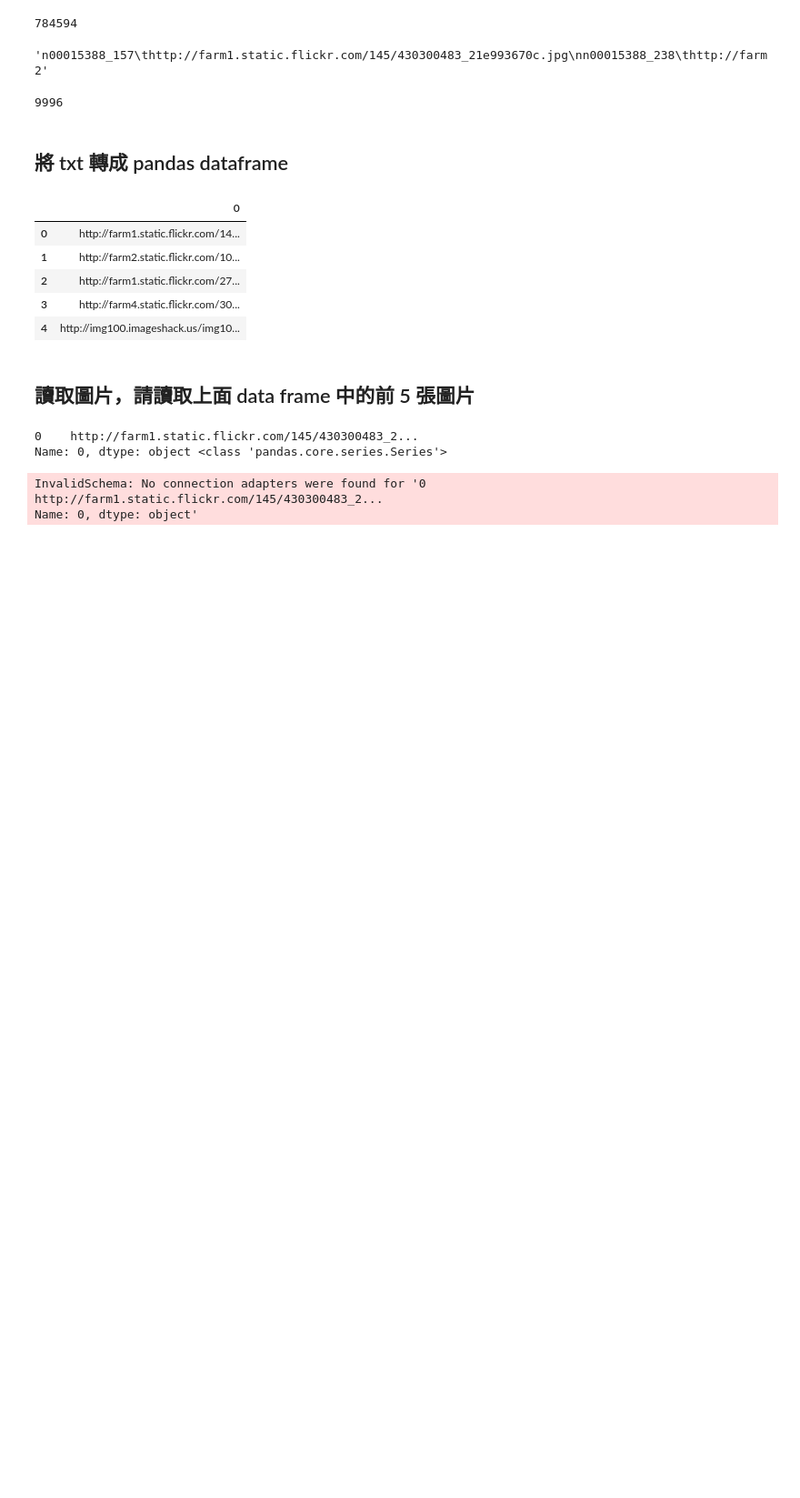
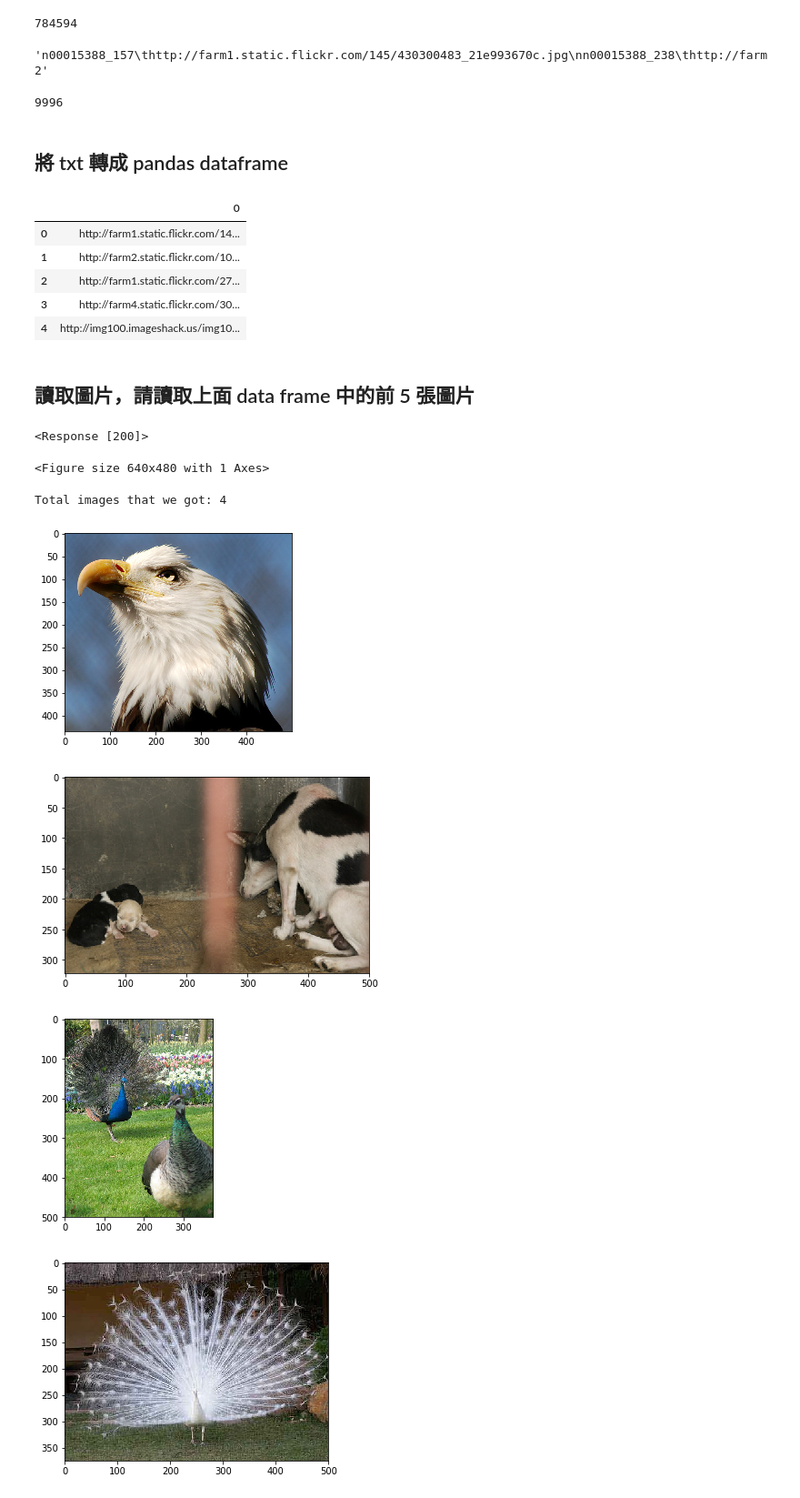
Before and after one commit to mochechan/ai100-3, a Jupyter notebook: day5/Day_005-2_HW.ipynb, the cells around one changed output. Shown at 91% size. Drawn from its saved outputs; the diff is of its cells as text; code cells hidden in the pictures; blank space fills up the shorter version.

```diff
--- a/day5/Day_005-2_HW.ipynb
+++ b/day5/Day_005-2_HW.ipynb
@@ -67,10 +67,10 @@ import numpy as np
 import matplotlib.pyplot as plt
 
 # 請用 df.loc[...] 得到第一筆資料的連結
-first_link = df.loc[0]
-#first_link = first_link.str.decode('utf-8')
-print(first_link,type(first_link))
+first_link = df.loc[0].tolist()[0]
+#print(first_link,type(first_link))
 response = requests.get(first_link)
+print(response)
 img = Image.open(BytesIO(response.content))
 
 # Convert img to numpy array
@@ -78,10 +78,8 @@ img = Image.open(BytesIO(response.content))
 plt.imshow(img)
 plt.show()
 # %% [output]
-0    http://farm1.static.flickr.com/145/430300483_2...
-Name: 0, dtype: object <class 'pandas.core.series.Series'>
+<Response [200]>
-InvalidSchema: No connection adapters were found for '0    http://farm1.static.flickr.com/145/430300483_2...
-Name: 0, dtype: object'
+<Figure size 640x480 with 1 Axes>
 # %%
 def img2arr_fromURLs(url_list, resize = False):
     """
@@ -92,12 +90,25 @@ def img2arr_fromURLs(url_list, resize = False):
     Return
         - list of array
     """
-
+    #urls = url_list.tolist()
+    #print(urls,type(urls))
+    img_list = []
+    for i in url_list:
+        response = requests.get(i)
+        if response.status_code != 200:
+            continue
+        img_list.append(Image.open(BytesIO(response.content)))
     return img_list
 # %%
-result = img2arr_fromURLs(df[0:5][1].values)
+result = img2arr_fromURLs(df[0:5][0].values)
 print("Total images that we got: %i " % len(result)) # 如果不等於 5, 代表有些連結失效囉
 
 for im_get in result:
     plt.imshow(im_get)
     plt.show()
+# %% [output]
+Total images that we got: 4
+[figure, added]
+[figure, added]
+[figure, added]
+[figure, added]
```
